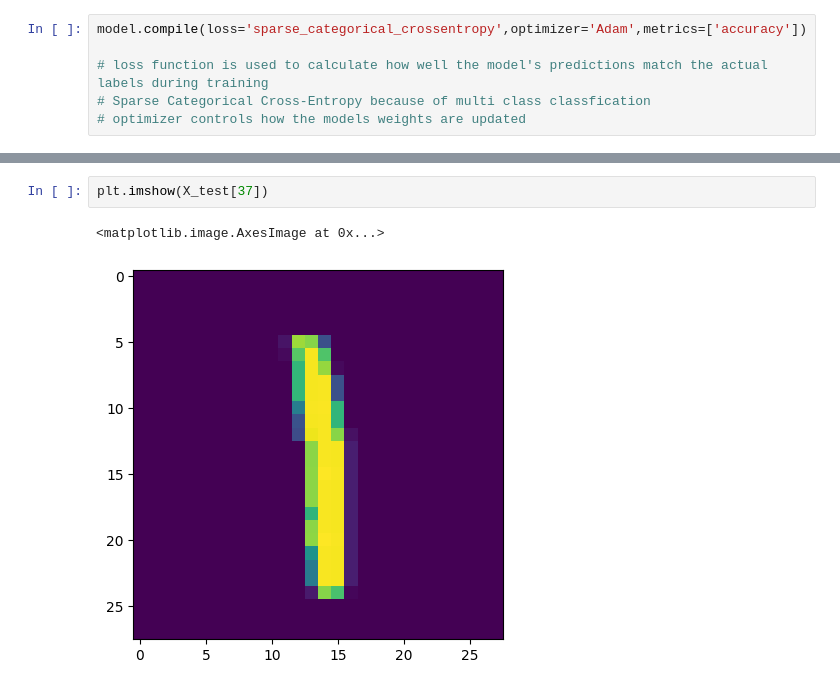
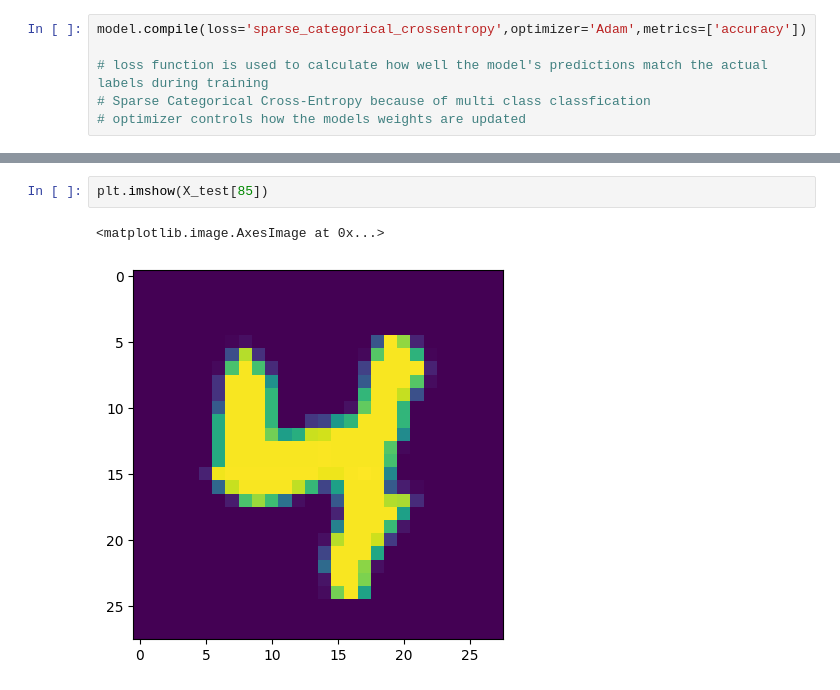
Before and after one commit to MohammedAbraar302/pet-adoption-system, a Jupyter notebook: AIML_digit_classification.ipynb, the cells around one changed output, grey strips where cells are left out. Drawn from its saved outputs; the diff is of its cells as text.

```diff
--- a/AIML_digit_classification.ipynb
+++ b/AIML_digit_classification.ipynb
@@ -140,6 +146,6 @@ NameError: name 'plt' is not defined
 # %%
-plt.imshow(X_test[37])
+plt.imshow(X_test[85])
 # %% [output]
 <matplotlib.image.AxesImage at 0x...>
-[figure, old version]
+[figure, new version]
 # %%
```
Also changed, not shown: parts of 10 cells of this notebook.
